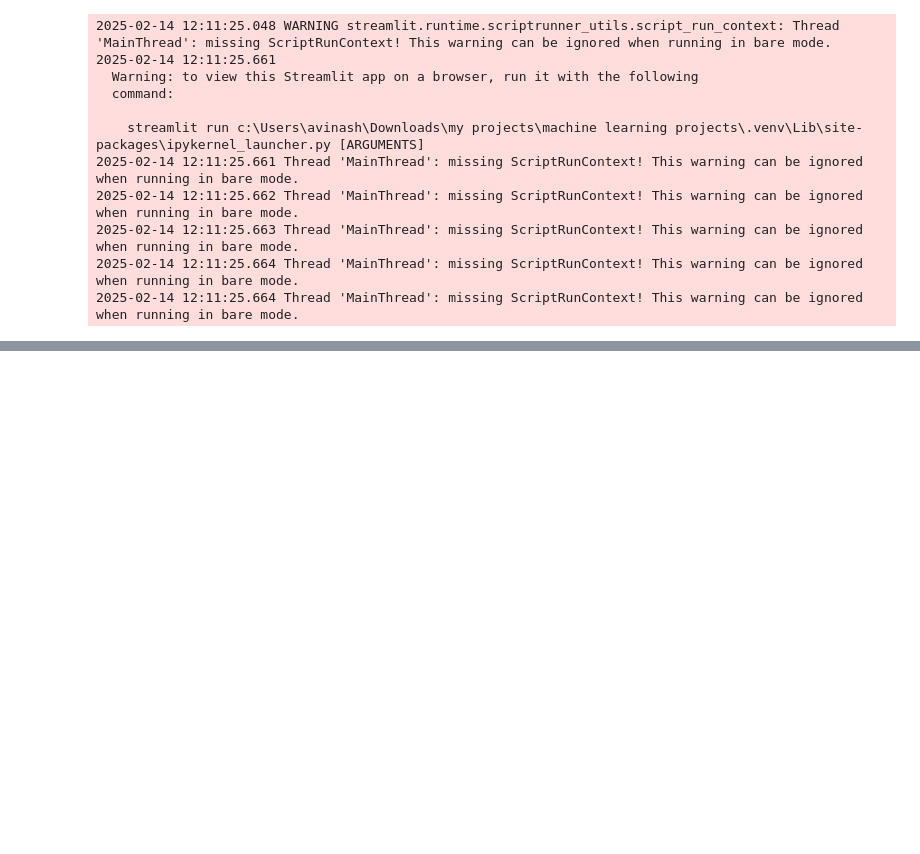
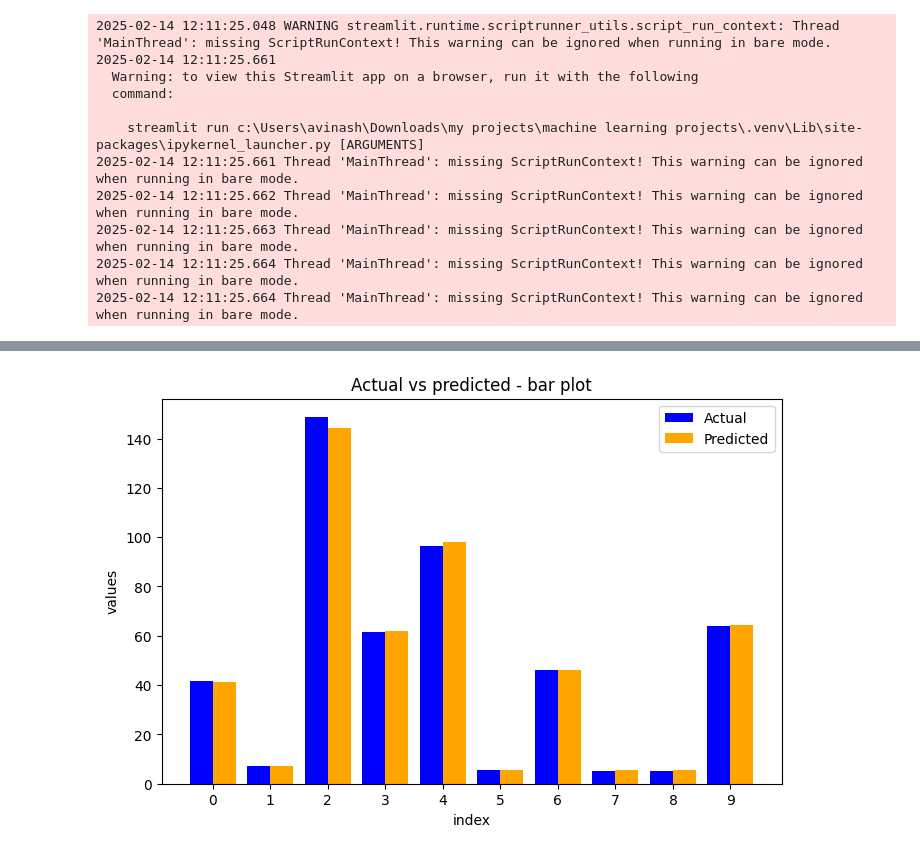
Before and after one commit to Avinash2003-11/Machine-learning, a Jupyter notebook: ML2.ipynb, the cells around one changed output, grey strips where cells are left out. Saved outputs shown, nothing was run; the diff lists cells and outputs as text; code cells hidden in the pictures; blank space fills up the shorter version.

```diff
--- a/ML2.ipynb
+++ b/ML2.ipynb
@@ -79,0 +160,2 @@ st.write("this is my first streamlit app")
+# %%
+x_train, x_test, y_train, y_test = train_test_split(x, y, test_size=0.3, random_state=2)
@@ -79,0 +170,3 @@ st.write("this is my first streamlit app")
+# %%
+model = LinearRegression()
+model.fit(x_train, y_train)
@@ -79,0 +183,3 @@ st.write("this is my first streamlit app")
+# %%
+predicted = model.predict(x_test)
+print(predicted)
@@ -79,0 +212,2 @@ st.write("this is my first streamlit app")
+# %%
+df1 = pd.DataFrame({'Actual': y_test.values, 'Predicted': predicted.flatten()})
@@ -79,0 +230,18 @@ st.write("this is my first streamlit app")
+# %%
+import matplotlib.pyplot as plt
+import numpy as np
+df_sample = df1.head(10)
+x = np.arange(len(df_sample))
+width = 0.4
+
+plt.figure(figsize=(8, 5))
+plt.bar(x - width/2, df_sample["Actual"], width=width, label="Actual", color="blue")
+plt.bar(x + width/2, df_sample["Predicted"], width=width, label="Predicted", color="orange")
+plt.xlabel('index')
+plt.ylabel('values')
+plt.title('Actual vs predicted - bar plot')
+plt.xticks(ticks=x, labels=df_sample.index)
+plt.legend()
+plt.show()
+# %% [output]
+[figure, added]
```
Also changed, not shown: parts of 17 cells of this notebook, 2 other files.
